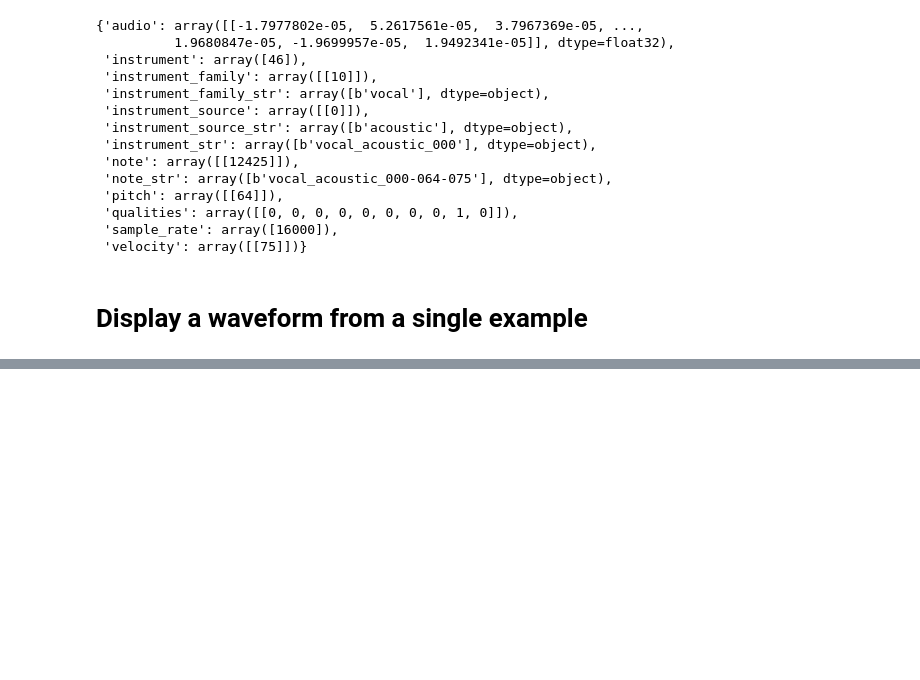
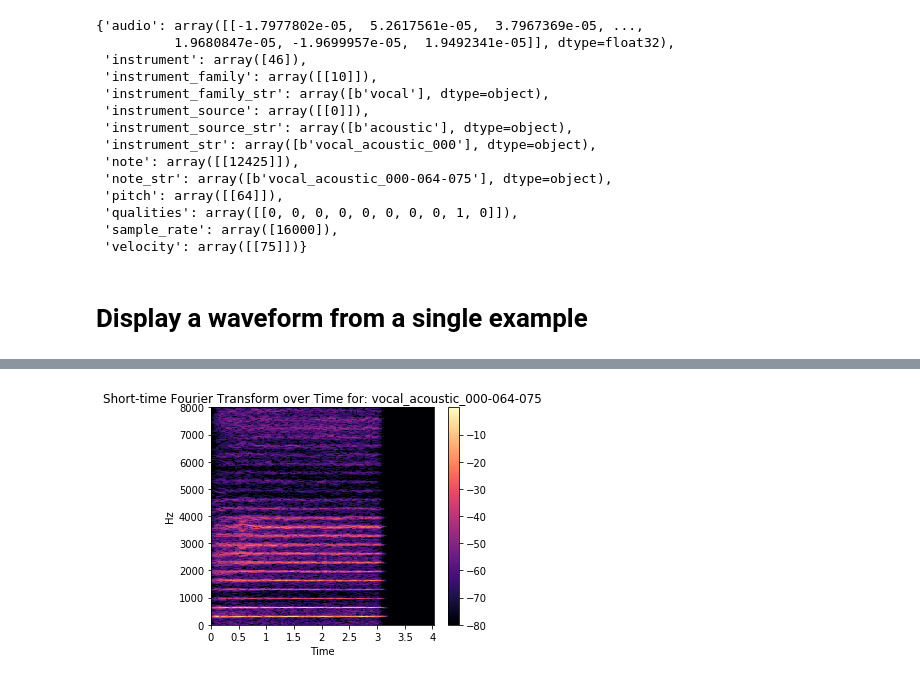
Before and after one commit to sammywachtel/udacity_capstone, a Jupyter notebook: visualizations.ipynb, the cells around one changed output, grey strips where cells are left out. Cells and saved outputs as stored; diff of their text form; code cells hidden in the pictures; blank space fills up the shorter version.

```diff
--- a/visualizations.ipynb
+++ b/visualizations.ipynb
@@ -88,0 +100,8 @@ plotting...
+# %%
+## Short-time Fourier transform (STFT) Over Time
+importlib.reload(audio_utils)
+importlib.reload(general_utils)
+
+audio_utils.graph_time_stft(audio_data, audio_name, sample_rate)
+# %% [output]
+[figure, added]
```
Also changed, not shown: parts of 10 cells of this notebook, 3 other files.
